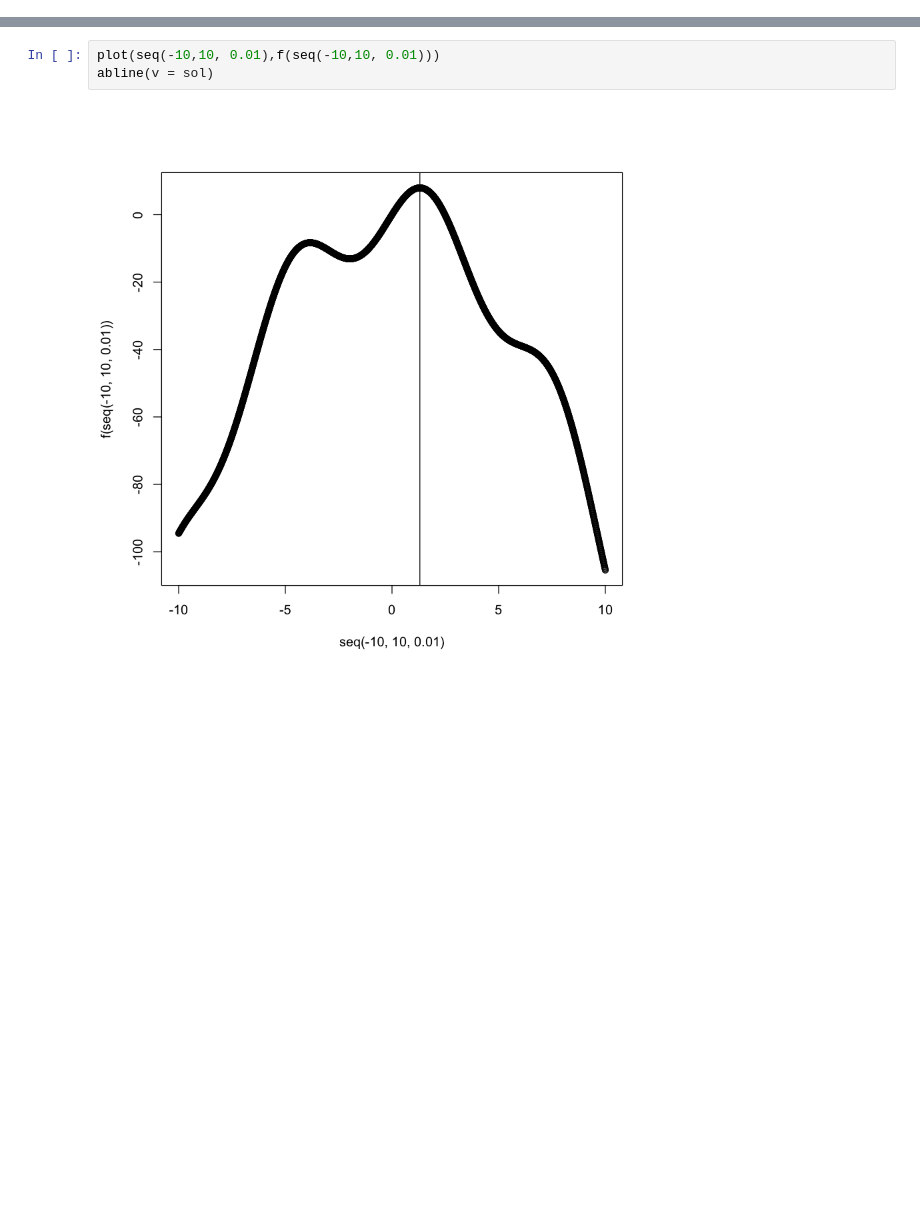
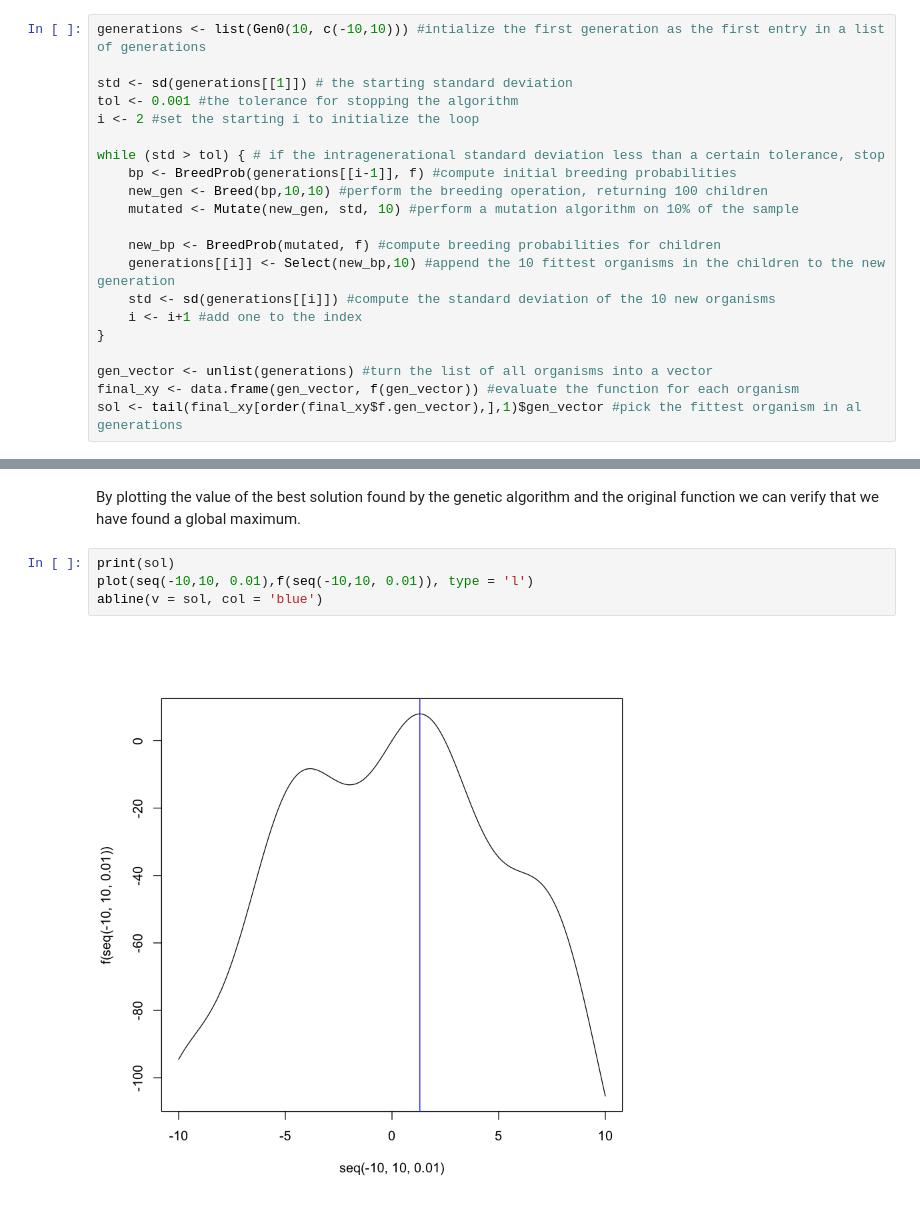
Before and after one commit to franklinmarsh/computational_statistics, a Jupyter notebook: lab2.ipynb, the cells around one changed output, grey strips where cells are left out. Saved outputs shown, nothing was run; the diff lists cells and outputs as text; blank space fills up the shorter version.

Commit message:
get lab2 ready for printing

```diff
--- a/lab2.ipynb
+++ b/lab2.ipynb
@@ -62,0 +134,21 @@ i <- 2
+# %%
+generations <- list(Gen0(10, c(-10,10))) #intialize the first generation as the first entry in a list of generations
+
+std <- sd(generations[[1]]) # the starting standard deviation
+tol <- 0.001 #the tolerance for stopping the algorithm
+i <- 2 #set the starting i to initialize the loop
+
+while (std > tol) { # if the intragenerational standard deviation less than a certain tolerance, stop
+    bp <- BreedProb(generations[[i-1]], f) #compute initial breeding probabilities
+    new_gen <- Breed(bp,10,10) #perform the breeding operation, returning 100 children
+    mutated <- Mutate(new_gen, std, 10) #perform a mutation algorithm on 10% of the sample
+
+    new_bp <- BreedProb(mutated, f) #compute breeding probabilities for children
+    generations[[i]] <- Select(new_bp,10) #append the 10 fittest organisms in the children to the new generation
+    std <- sd(generations[[i]]) #compute the standard deviation of the 10 new organisms
+    i <- i+1 #add one to the index
+}
+
+gen_vector <- unlist(generations) #turn the list of all organisms into a vector
+final_xy <- data.frame(gen_vector, f(gen_vector)) #evaluate the function for each organism
+sol <- tail(final_xy[order(final_xy$f.gen_vector),],1)$gen_vector #pick the fittest organism in al generations
@@ -144,5 +185,8 @@ plot(log(abs((gen_vector) - gen_vector[length(gen_vector)])))
+# %% [markdown]
+By plotting the value of the best solution found by the genetic algorithm and the original function we can verify that we have found a global maximum.
 # %%
-plot(seq(-10,10, 0.01),f(seq(-10,10, 0.01)))
-abline(v = sol)
+print(sol)
+plot(seq(-10,10, 0.01),f(seq(-10,10, 0.01)), type = 'l')
+abline(v = sol, col = 'blue')
 # %% [output]
-[figure, old version]
+[figure, new version]
```
Also changed, not shown: parts of 25 cells of this notebook, 1 other file.
